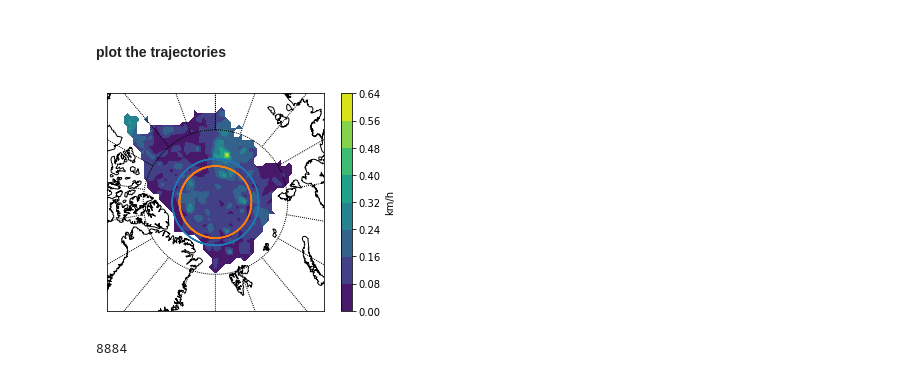
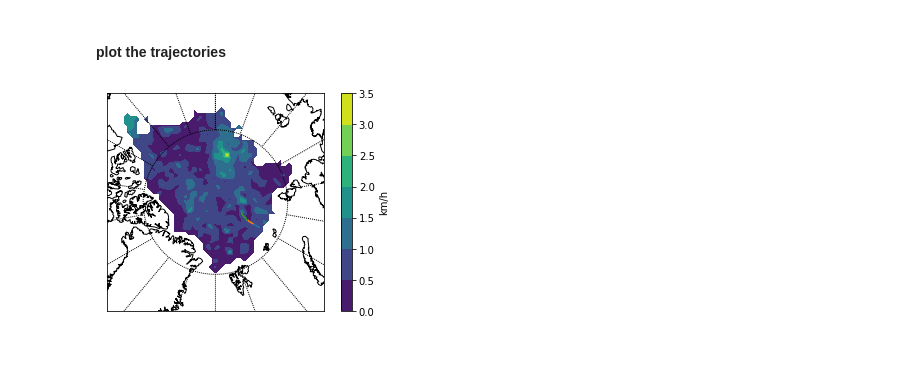
Before and after one commit to trackow/pyberg, a Jupyter notebook: driftforecast_MOSAiC.ipynb, the cells around one changed output. Cells and saved outputs as stored; diff of their text form; code cells hidden in the pictures.

```diff
--- a/driftforecast_MOSAiC.ipynb
+++ b/driftforecast_MOSAiC.ipynb
@@ -252,7 +298,7 @@ class Buoys:
 # %%
 # config
 initialdate='2019-07-29 12:00:00'
-num_times=100
+num_times=48 # 116, 145 middle, 174
 freq='D'
 num_buoys=3
 
@@ -273,10 +319,3 @@ lats_df
 # %%
 # initialize the objects
 objects = Buoys(lons_df.loc[initialdate],lats_df.loc[initialdate],initialdate)
-# %%
-# integrate objects forward in time
-for i in np.arange(0,num_times):
-    #trajectories.append(objects.trajectory(-10.,0.,delta_t=86400)) # U,V,deltaT
-    LON,LAT=objects.trajectory(-1.,0.0,delta_t=86400)
-    lons_df=lons_df.append(LON.rename('2019-08-08 12:00:00')) # ADD CURRENT TIME HERE
-    lats_df=lats_df.append(LAT.rename('2019-08-08 12:00:00'))
@@ -300,0 +322,32 @@ Update buoy positions. Integrate for 24.0 hours.
+# %%
+# integrate objects forward in time
+for i in np.arange(0,num_times):
+    #trajectories.append(objects.trajectory(-10.,0.,delta_t=86400)) # U,V,deltaT
+
+    # test with constant U,V
+    #LON,LAT=objects.trajectory(-1000./3600.,0.0,delta_t=86400) # U,V in m/s; 1000/3600 is 1km/h
+
+    # evaluate the velocity fields
+    #Ufield=dX[0,:,:].flatten()/72. * 3.6 # displacement in km in 3 days; km/h -> m/s
+    #Vfield=dY[0,:,:].flatten()/72. * 3.6 # km/h -> m/s
+
+    # Ufield
+    deltalon=lon_end-lon_start
+    deltalon[deltalon>100.]=deltalon[deltalon>100.]-360. # jump at -180..180
+    deltalon[deltalon<-100.]=deltalon[deltalon<-100.]+360. # jump at -180..180
+    Ufield=deltalon/48. *length_of_latitude_circle(lat=lat_start[:,:])/360. * 3.6 # km/h -> m/s
+    # Vfield
+    Vfield=(lat_end-lat_start)/48. *length_of_latitude_circle(lat=0.)/360. * 3.6 #km/h -> m/s
+    # evaluate at buoy position
+    U,V=find_UV_atbuoy_pos(lon_start,lat_start, Ufield.flatten(),Vfield.flatten(), objects)
+
+    # don't advect buoys where there is no ice
+    fixed=np.logical_or(U.mask, V.mask)
+    U[fixed]=0.
+    V[fixed]=0.
+
+    # advect buoys
+    LON,LAT=objects.trajectory(U,V,delta_t=86400/24) # U,V in m/s, delta_t in seconds
+
+    lons_df=lons_df.append(LON.rename('2019-07-29 12:00:00')) # ADD CURRENT TIME HERE
+    lats_df=lats_df.append(LAT.rename('2019-07-29 12:00:00'))
@@ -303,24 +374,24 @@ Update buoy positions. Integrate for 24.0 hours.
 # %%
 m = Basemap(projection='npstere',boundinglat=75,lon_0=0,resolution='l')
 #m = Basemap(projection='robin',boundinglat=40,lon_0=0,resolution='l')
 
 m.drawcoastlines()
 #m.fillcontinents(color='0.1',lake_color='lightblue')
 
 # draw parallels and meridians.
 m.drawparallels(np.arange(-80.,81.,20.))
 m.drawmeridians(np.arange(-180.,181.,20.))
 #m.drawmapboundary(fill_color='lightblue')
 
 lon_map,lat_map=m(lon_start[:,:],lat_start[:,:])
 m.contourf(lon_map,lat_map,plotfield)
 
-for buoynum in np.arange(0,2):
+for buoynum in np.arange(0,3):
     lon_traj,lat_traj=m(lons_df[buoynum][:].values,lats_df[buoynum][:].values)
     m.plot(lon_traj, lat_traj)
 
 cbar=plt.colorbar()
 cbar.set_label('km/h')
 plt.show()
 # %% [output]
-[figure, old version]
+[figure, new version]
@@ -332,4 +397,0 @@ lat=75.
-# %%
-( np.abs(lon - lon_start[:,:]) + np.abs(lat - lat_start[:,:]) ).argmin() # find closest points???
-# %% [output]
-8884
```
Also changed, not shown: parts of 32 cells of this notebook, 1 other file.
